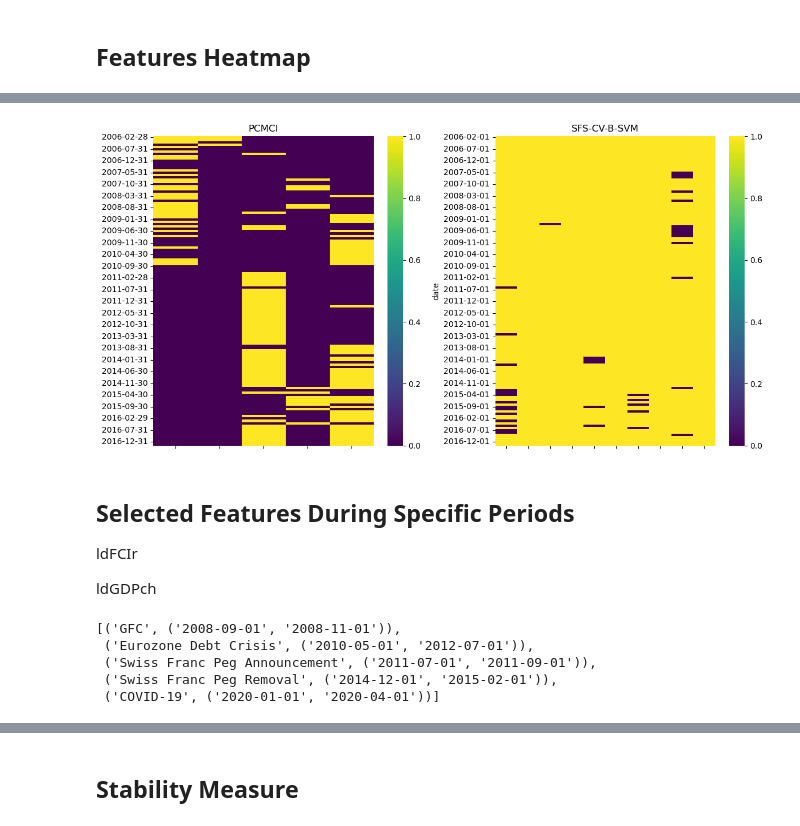
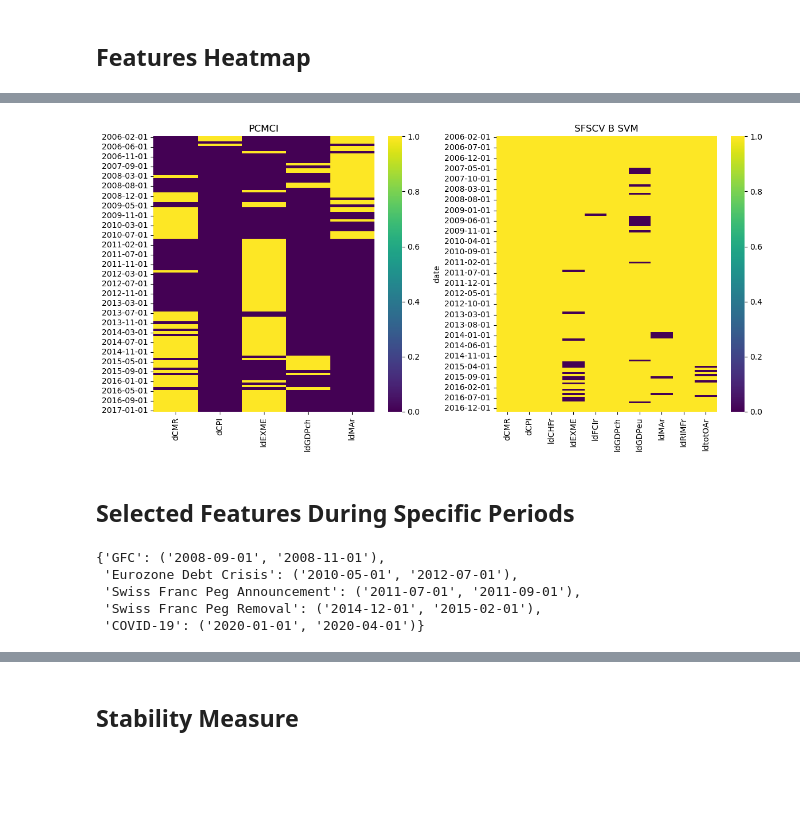
Before and after one commit to dcuoliveira/cml-fin, a Jupyter notebook: src/results_report_forecasting.ipynb, the cells around one changed output, grey strips where cells are left out. Cells and saved outputs as stored; diff of their text form; code cells hidden in the pictures; blank space fills up the shorter version.

```diff
--- a/src/results_report_forecasting.ipynb
+++ b/src/results_report_forecasting.ipynb
@@ -640,58 +479,66 @@ fig.savefig(os.path.join(results_path, 'compare_clusters_heatmap.png'))
 # %%
+etf = "ldEXME"
 first_fs = "pcmci_nocluster"
 second_fs = "sfscv-backward-svm_nocluster"
+
 
 # Create a figure with 2 subplots (side by side)
 fig, axs = plt.subplots(nrows=1, ncols=2, figsize=(12, 6))
 
-check_df = all_parents_df.loc[(all_parents_df['etf'] == etf)&(all_parents_df['fs'] == first_fs)].drop(["etf", "fs"], axis=1)
+# First heatmap
+check_df = all_parents_df.loc[(all_parents_df['etf'] == etf) & (all_parents_df['fs'] == first_fs)].drop(["etf", "fs"], axis=1)
 check_df["date"] = [pd.to_datetime(dtref).strftime('%Y-%m-%d') for dtref in check_df["date"]]
-pivot_table_data = check_df.pivot_table(index=["date"], columns=["cluster"], values=["value"]).fillna(0)
+pivot_table_data = check_df.pivot_table(index=["date"], columns=["fred"], values=["value"]).fillna(0)
 
-# resample
-pivot_table_data.index = pd.to_datetime(pivot_table_data.index)
-pivot_table_data = pivot_table_data.resample("M").last().fillna(0)
+# # Resample
+# pivot_table_data.index = pd.to_datetime(pivot_table_data.index)
+# pivot_table_data = pivot_table_data.resample("M").last().fillna(0)
 
-# fix date index
+# Fix date index
 pivot_table_data.index = [pd.to_datetime(dtref).strftime('%Y-%m-%d') for dtref in pivot_table_data.index]
 
 pivot_table_data.columns = pivot_table_data.columns.droplevel()
-pivot_table_data.columns = ["" for col in pivot_table_data.columns]
+pivot_table_data.columns.name = ""
 
 sns.heatmap(pivot_table_data, ax=axs[0], cmap="viridis")
-axs[0].set_title(rename_fs[first_fs])
+axs[0].set_title(fs_methods_tags[first_fs])
+axs[0].set_xticklabels(axs[0].get_xticklabels(), rotation=90)  # Rotate column names
 
-# Plot the second heatmap
-check_df = all_parents_df.loc[(all_parents_df['etf'] == etf)&(all_parents_df['fs'] == second_fs)].drop(["etf", "fs"], axis=1)
+selected_dates = pivot_table_data.index
+
+# Second heatmap
+check_df = all_parents_df.loc[(all_parents_df['etf'] == etf) & (all_parents_df['fs'] == second_fs)].drop(["etf", "fs"], axis=1)
 check_df["date"] = [pd.to_datetime(dtref).strftime('%Y-%m-%d') for dtref in check_df["date"]]
-pivot_table_data = check_df.pivot_table(index=["date"], columns=["cluster"], values=["value"]).fillna(0)
+pivot_table_data = check_df.pivot_table(index=["date"], columns=["fred"], values=["value"]).fillna(0)
+
+# # Resample
+# pivot_table_data.index = pd.to_datetime(pivot_table_data.index)
+# pivot_table_data = pivot_table_data.resample("M").last().fillna(0)
 
 pivot_table_data.columns = pivot_table_data.columns.droplevel()
-pivot_table_data.columns = ["" for col in pivot_table_data.columns]
+pivot_table_data.columns.name = ""
+
+pivot_table_data = pivot_table_data[(pd.to_datetime(selected_dates[0]) - relativedelta(months=1)).strftime("%Y-%m-%d"):]
 
 sns.heatmap(pivot_table_data, ax=axs[1], cmap="viridis")
-axs[1].set_title(rename_fs[second_fs])
+axs[1].set_title(fs_methods_tags[second_fs])
+axs[1].set_xticklabels(axs[1].get_xticklabels(), rotation=90)  # Rotate column names
 
 # Adjust layout
 plt.tight_layout()
 
-# save plot
-fig.savefig(os.path.join(results_path, 'compare_clusters_heatmap.png'))
+# Save plot
+fig.savefig(os.path.join(results_path, f'{etf}_{fs_methods_tags[first_fs]}_compare_clusters_heatmap.png'))
 # %% [output]
-[figure, old version]
+[figure, new version]
 # %% [markdown]
 ## Selected Features During Specific Periods
-
-ldFCIr
-
-
-ldGDPch
-# %%
-event_dates
-# %% [output]
-[('GFC', ('2008-09-01', '2008-11-01')),
- ('Eurozone Debt Crisis', ('2010-05-01', '2012-07-01')),
- ('Swiss Franc Peg Announcement', ('2011-07-01', '2011-09-01')),
- ('Swiss Franc Peg Removal', ('2014-12-01', '2015-02-01')),
- ('COVID-19', ('2020-01-01', '2020-04-01'))]
+# %%
+dict(event_dates)
+# %% [output]
+{'GFC': ('2008-09-01', '2008-11-01'),
+ 'Eurozone Debt Crisis': ('2010-05-01', '2012-07-01'),
+ 'Swiss Franc Peg Announcement': ('2011-07-01', '2011-09-01'),
+ 'Swiss Franc Peg Removal': ('2014-12-01', '2015-02-01'),
+ 'COVID-19': ('2020-01-01', '2020-04-01')}
 # %%
```
Also changed, not shown: parts of 19 cells of this notebook.
